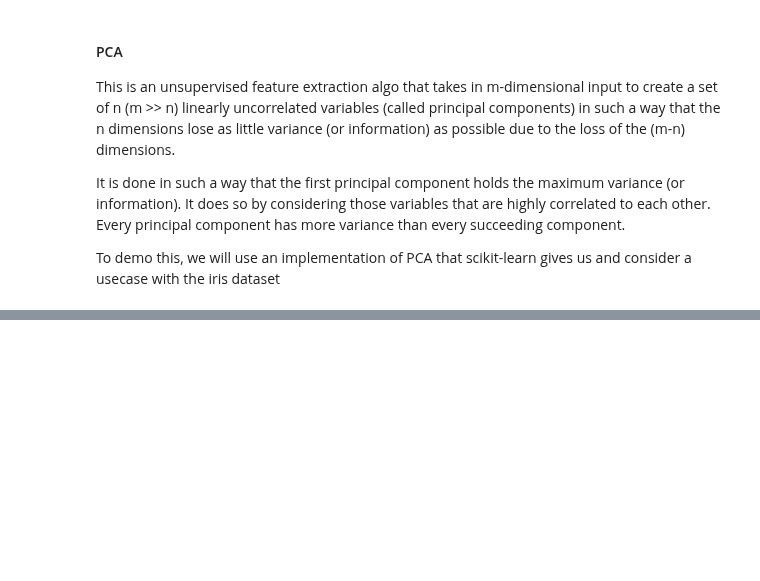
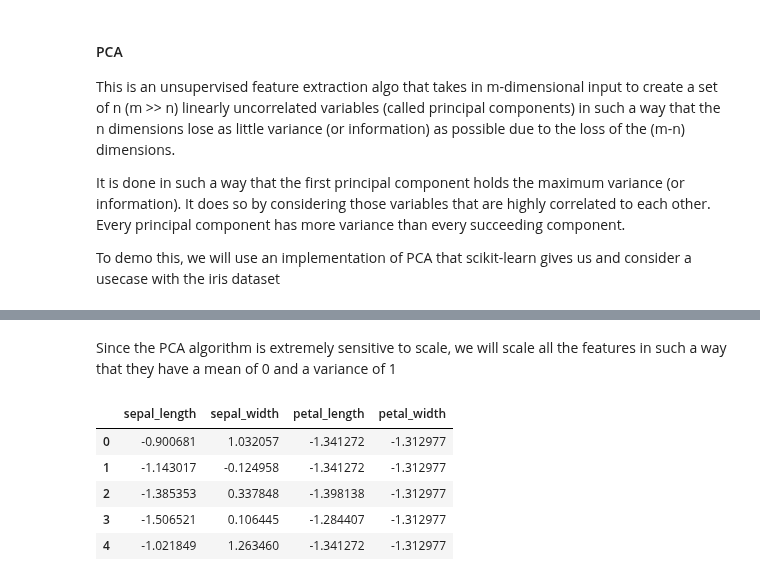
Before and after one commit to CKawara/Recommendation-Systems-with-Python, a Jupyter notebook: Data-Mining-Techniques/Data-Mining.ipynb, the cells around one changed output, grey strips where cells are left out. Saved outputs shown, nothing was run; the diff lists cells and outputs as text; code cells hidden in the pictures; blank space fills up the shorter version.

```diff
--- a/Data-Mining-Techniques/Data-Mining.ipynb
+++ b/Data-Mining-Techniques/Data-Mining.ipynb
@@ -240,0 +255,21 @@ To demo this, we will use an implementation of PCA that scikit-learn gives us an
+# %% [markdown]
+Since the PCA algorithm is extremely sensitive to scale, we will scale all the features in such a way that they have a mean of 0 and a variance of 1
+# %%
+# Import standard scaler from scikit-learn
+from sklearn.preprocessing import StandardScaler
+
+# separate the features and the class
+x = iris.drop('class', axis=1)
+y = iris['class']
+
+# scale the features of x
+x = pd.DataFrame(StandardScaler().fit_transform(x), columns= ['sepal_length', 'sepal_width', 'petal_length', 'petal_width'])
+
+x.head()
+# %% [output]
+|  | sepal_length | sepal_width | petal_length | petal_width |
+| 0 | -0.900681 | 1.032057 | -1.341272 | -1.312977 |
+| 1 | -1.143017 | -0.124958 | -1.341272 | -1.312977 |
+| 2 | -1.385353 | 0.337848 | -1.398138 | -1.312977 |
+| 3 | -1.506521 | 0.106445 | -1.284407 | -1.312977 |
+| 4 | -1.021849 | 1.263460 | -1.341272 | -1.312977 |
```
Also changed, not shown: parts of 3 cells of this notebook.
